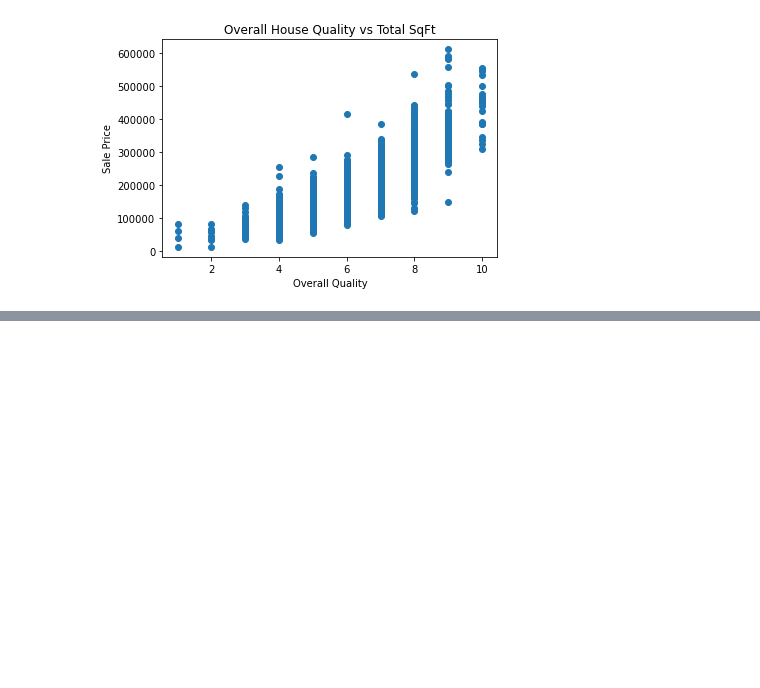
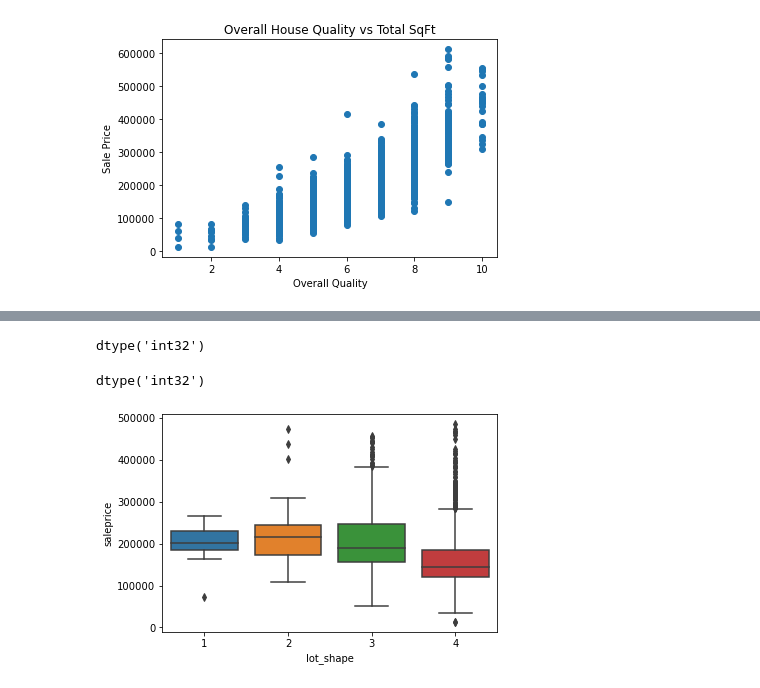
Before and after one commit to jpetersen626/ames_housing_analysis, a Jupyter notebook: code/01_EDA_and_Cleaning.ipynb, the cells around one changed output, grey strips where cells are left out. Saved outputs shown, nothing was run; the diff lists cells and outputs as text; code cells hidden in the pictures; blank space fills up the shorter version.

```diff
--- a/code/01_EDA_and_Cleaning.ipynb
+++ b/code/01_EDA_and_Cleaning.ipynb
@@ -203,0 +216,20 @@ plt.ylabel('Sale Price');
+# %%
+train['lot_shape'] = train['lot_shape'].replace(
+    {'IR3':'1', 'IR2':'2', 'IR1':'3', 'Reg':'4'}
+).astype(int)
+
+train['lot_shape'].dtype
+# %% [output]
+dtype('int32')
+# %%
+test['lot_shape'] = test['lot_shape'].replace(
+    {'IR3':'1', 'IR2':'2', 'IR1':'3', 'Reg':'4'}
+).astype(int)
+
+test['lot_shape'].dtype
+# %% [output]
+dtype('int32')
+# %%
+sns.boxplot(x=train['lot_shape'], y=train['saleprice']);
+# %% [output]
+[figure, added]
```
Also changed, not shown: parts of 130 cells of this notebook, 2 other files.
